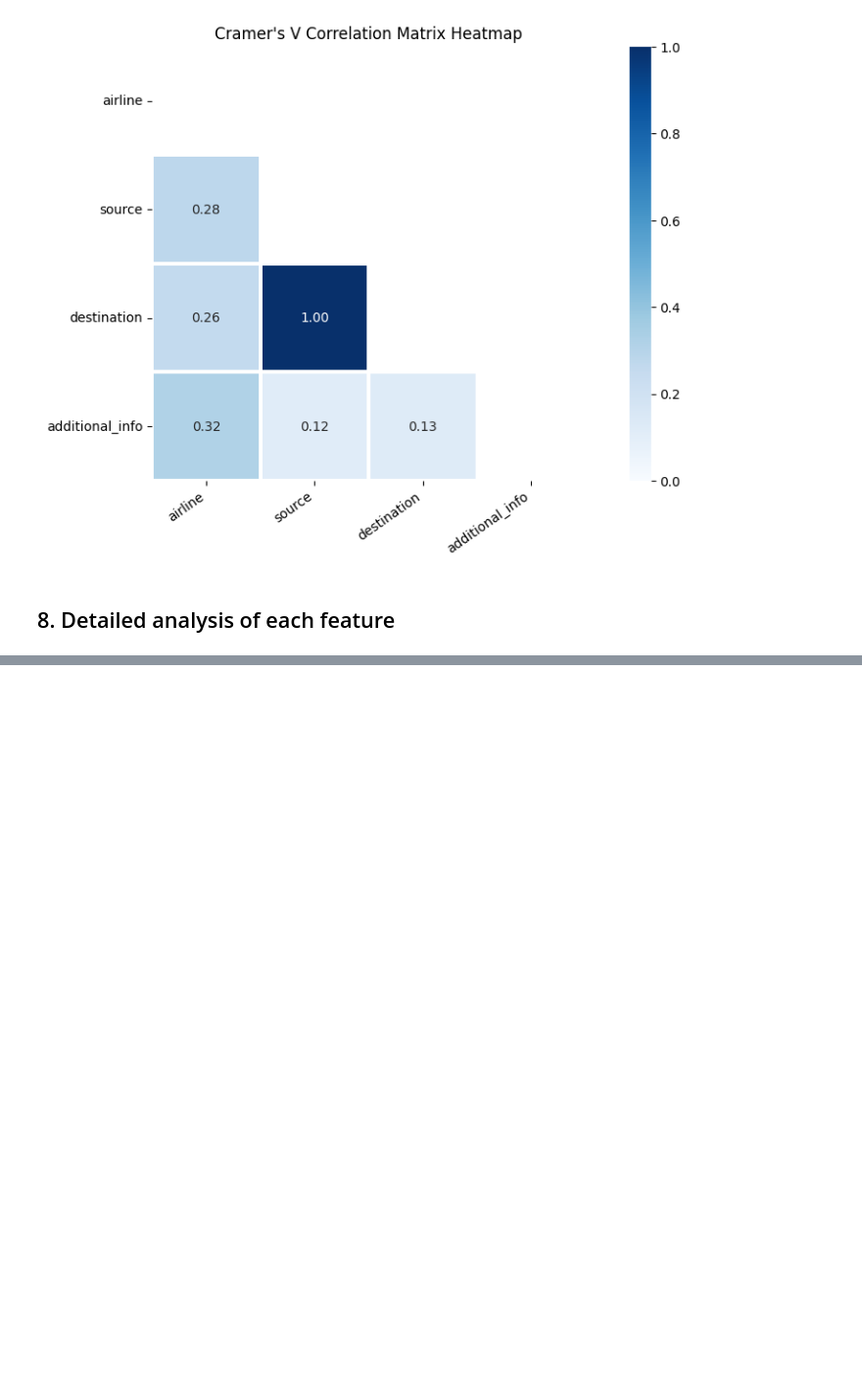
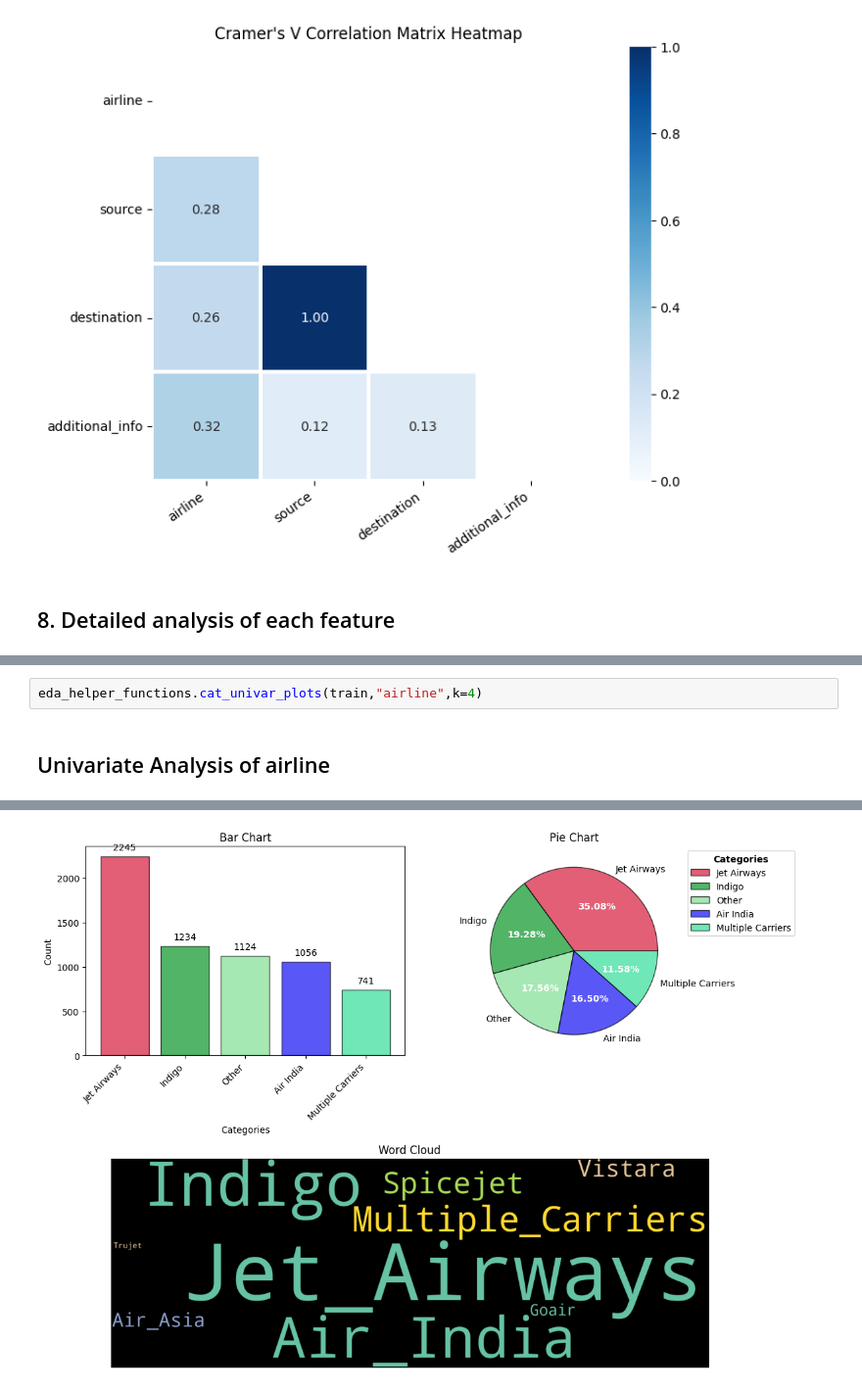
Before and after one commit to iamdebasishdas123/SageMaker_Flight_Prediction, a Jupyter notebook: Notebook/EDA.ipynb, the cells around one changed output, grey strips where cells are left out. Shown at 98% size. Cells and saved outputs as stored; diff of their text form; blank space fills up the shorter version.

```diff
--- a/Notebook/EDA.ipynb
+++ b/Notebook/EDA.ipynb
@@ -175,0 +239,4 @@ eda_helper_functions.cramersV_heatmap(train)
+# %%
+eda_helper_functions.cat_univar_plots(train,"airline",k=4)
+# %% [output]
+Univariate Analysis of airline
@@ -175,0 +244 @@ eda_helper_functions.cramersV_heatmap(train)
+[figure, added]
```
Also changed, not shown: parts of 27 cells of this notebook.
